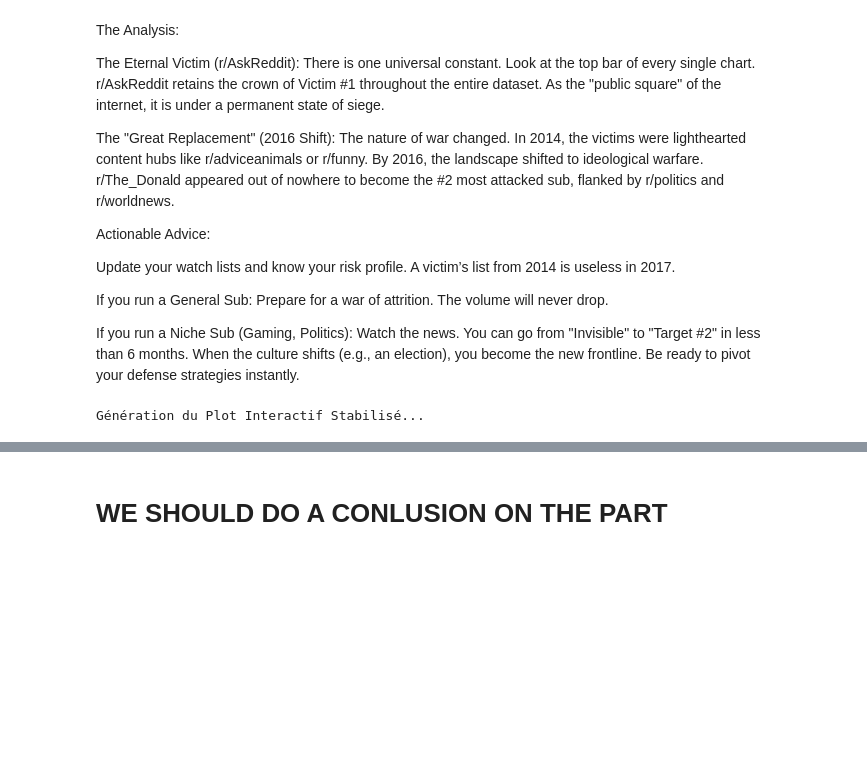
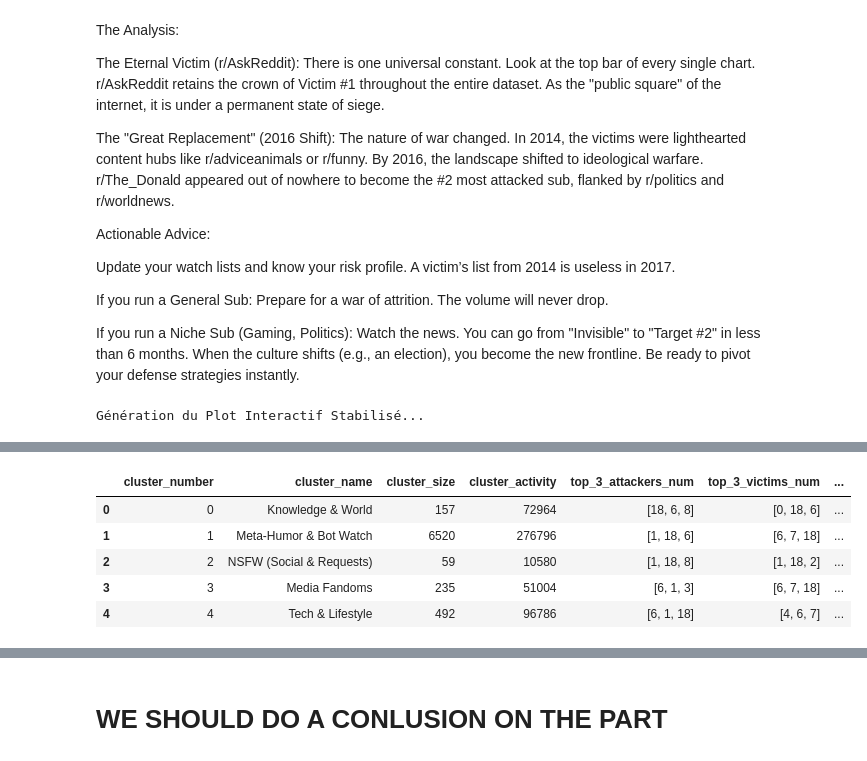
Before and after one commit to XarsEvandor/ADA-Project, a Jupyter notebook: final.ipynb, the cells around one changed output, grey strips where cells are left out. Saved outputs shown, nothing was run; the diff lists cells and outputs as text; code cells hidden in the pictures; blank space fills up the shorter version.

```diff
--- a/final.ipynb
+++ b/final.ipynb
@@ -216,0 +356,5 @@ Génération du Plot Interactif Stabilisé...
+# %%
+from my_function import analyze_cluster_contents
+
+
+sub_merged_df = analyze_cluster_contents(sub_merged_df, merge_df)
@@ -216,0 +379,42 @@ Génération du Plot Interactif Stabilisé...
+# %%
+# Thanks to the previous observations we give a tribe name for each clusters
+
+
+tribe_mapping = {
+    0: "Knowledge & World",
+    1: "Meta-Humor & Bot Watch",
+    2: "NSFW (Social & Requests)",
+    3: "Media Fandoms",
+    4: "Tech & Lifestyle",
+    5: "Strategy & Mods",
+    6: "General Discussion",
+    7: "Visual Viral Content",
+    8: "Critique & Sociology",
+    9: "Internet Culture & Sports Streams",
+    10: "Music & Global Sports",
+    11: "American Sports",
+    12: "NSFW (Visual - Porn)",
+    13: "CS:GO & Item Trading",
+    14: "Esports & MMOs",
+    15: "Fandoms & Indie Games",
+    16: "Personal Support & Advice",
+    17: "Core Gaming & Hardware",
+    18: "Politics & Controversy"
+}
+# 2. Apply the mapping to create the new column
+sub_merged_df['tribeName'] = sub_merged_df['cluster'].map(tribe_mapping)
+# %%
+from my_function import create_tribe_intelligence_df
+
+# Creation of a tribu dataframe for next studies
+# 1. Define Tribe Mapping (as determined in previous steps)
+# 2. Calculate Cluster Stats (Size & Activity)
+tribe_df = create_tribe_intelligence_df(sub_merged_df, Tmerge_df, tribe_mapping)
+tribe_df.head()
+# %% [output]
+|  | cluster_number | cluster_name | cluster_size | cluster_activity | top_3_attackers_num | top_3_victims_num | ... |
+| 0 | 0 | Knowledge & World | 157 | 72964 | [18, 6, 8] | [0, 18, 6] | ... |
+| 1 | 1 | Meta-Humor & Bot Watch | 6520 | 276796 | [1, 18, 6] | [6, 7, 18] | ... |
+| 2 | 2 | NSFW (Social & Requests) | 59 | 10580 | [1, 18, 8] | [1, 18, 2] | ... |
+| 3 | 3 | Media Fandoms | 235 | 51004 | [6, 1, 3] | [6, 7, 18] | ... |
+| 4 | 4 | Tech & Lifestyle | 492 | 96786 | [6, 1, 18] | [4, 6, 7] | ... |
```
Also changed, not shown: parts of 23 cells of this notebook, 13 other files.
